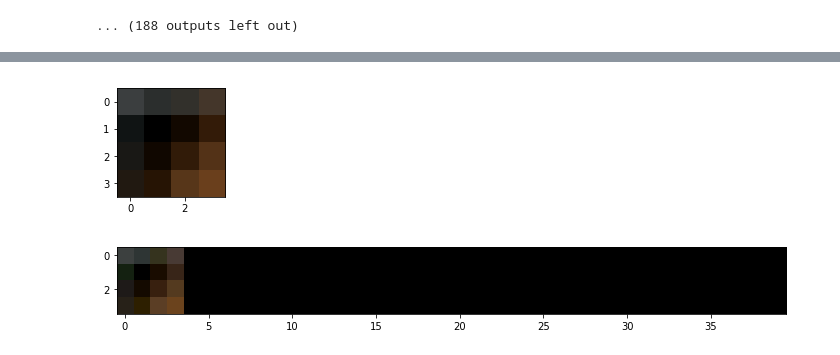
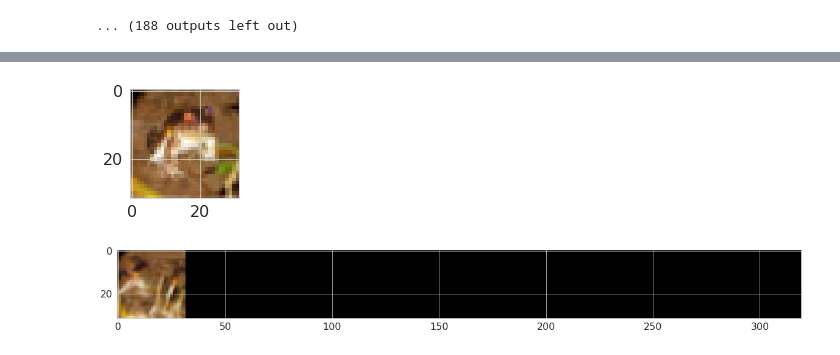
Before and after one commit to bjlkeng/sandbox, a Jupyter notebook: notebooks/pixel_cnn/pixelcnn-test_loss_pixelconv2d-image.ipynb, the cells around one changed output, grey strips where cells are left out. Saved outputs shown, nothing was run; the diff lists cells and outputs as text; code cells hidden in the pictures.

```diff
--- a/notebooks/pixel_cnn/pixelcnn-test_loss_pixelconv2d-image.ipynb
+++ b/notebooks/pixel_cnn/pixelcnn-test_loss_pixelconv2d-image.ipynb
@@ -38,7 +38,7 @@ Using TensorFlow backend.
 # %% [markdown]
 # Parameters
 # %%
-img_rows, img_cols, img_chns = 4, 4, 3
+img_rows, img_cols, img_chns = 32, 32, 3
 original_img_size = (img_rows, img_cols, img_chns)
 
 # Debug params
@@ -153,7 +153,7 @@ main_input = Input(shape=original_img_size, name='main_input')
 
 x = conv_block(main_input, 256, (7, 7), name='conv1', is_first=True)
 
-resnet_depth = 4
+resnet_depth = 15
 for stage in range(resnet_depth):
     x = resnet_block(x, [128, 128, 256], stage, 'a')
 #final_width = 256
@@ -168,7 +168,7 @@ main_output = outputs
 
 print("Building model...")
 model = Model(inputs=main_input, outputs=main_output)
-optimizer = Adam(lr=0.0005)
+optimizer = Adam(lr=0.001)
 #optimizer = RMSprop(lr=0.001)
 model.compile(optimizer=optimizer,
               loss=lambda x, y: pixelcnn_loss(x, y, img_rows, img_cols, img_chns, mixture_components))
@@ -196,7 +196,7 @@ ________________________________________________________________________________
 start = time.time()
 
 early_stopping = keras.callbacks.EarlyStopping('loss', min_delta=1.0, patience=20)
-#reduce_lr = keras.callbacks.ReduceLROnPlateau(monitor='loss', factor=0.5, patience=10, min_lr=0.01 * learning_rate)
+reduce_lr = keras.callbacks.ReduceLROnPlateau(monitor='loss', factor=0.5, patience=10, min_lr=0.01 * learning_rate)
 #tensorboard = keras.callbacks.TensorBoard(log_dir='./logs_2019-05-13/' + str(int(time.time() % 10000)),
 #                                          histogram_freq=1, batch_size=1,
 #                                          write_grads=True, write_images=True, update_freq='batch')
@@ -205,9 +205,9 @@ history = model.fit(
     X_train, X_train,
     batch_size=batch_size,
     #epochs=epochs,
-    epochs=200,
-    callbacks=[TQDMNotebookCallback(), early_stopping,],#, tensorboard], #early_stopping, reduce_lr],
-    validation_data=(X_train, X_train),
+    epochs=500,
+    callbacks=[TQDMNotebookCallback(), early_stopping, reduce_lr],#, tensorboard],
+    #validation_data=(X_train, X_train),
     verbose=0
 )
 
@@ -352,14 +354,14 @@ Elapsed:  16.426818132400513
 # %%
 plt.figure(figsize=(2, 2))
 plt.imshow((X_train[0] * 127.5 + 127.5) / 255.)
 plt.show()
 
-plt.figure(figsize=(12, 12))
+plt.figure(figsize=(20, 16))
 plt.imshow(figure)
 plt.show()
 # %% [output]
-[figure, old version]
+[figure, new version]
-[figure, old version]
+[figure, new version]
 # %% [markdown]
 # 2019-05-28
 
```
Also changed, not shown: parts of 7 cells of this notebook, 1 other file.
